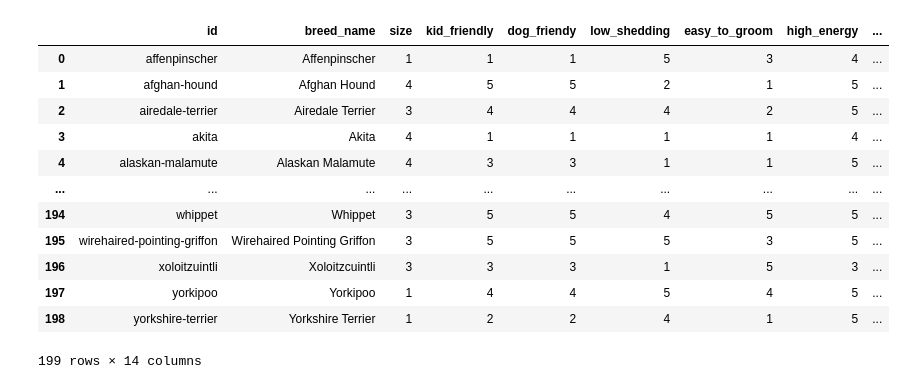
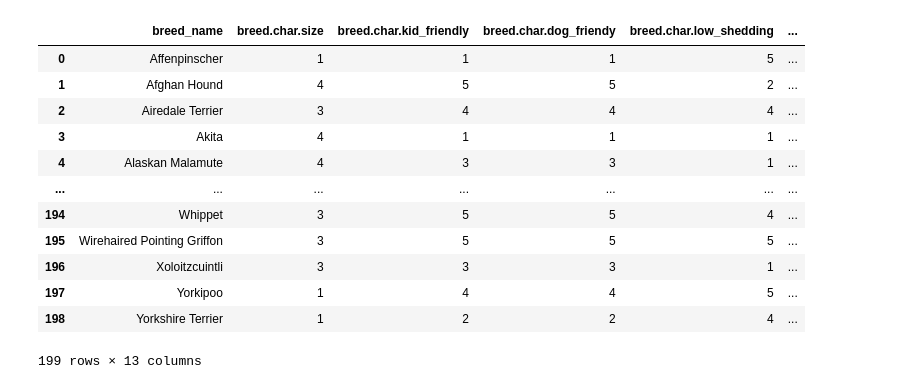
Before and after one commit to melissadiep94/dog_breeds_project, a Jupyter notebook: josh_work/Breed_Characteristics.ipynb, the cells around one changed output. Cells and saved outputs as stored; diff of their text form; code cells hidden in the pictures.

```diff
--- a/josh_work/Breed_Characteristics.ipynb
+++ b/josh_work/Breed_Characteristics.ipynb
@@ -10,33 +10,33 @@ with open(filepath) as jsonfile:
 # %%
 df = pd.DataFrame(video_json['breeds'])
 # %%
-df
 df.rename(columns={'name':'breed_name',
-                   'kidFriendly': 'kid_friendly',
-                   'dogFriendly': 'dog_friendy',
-                   'lowShedding': 'low_shedding',
-                   'easyToGroom': 'easy_to_groom',
-                   'highEnergy': 'high_energy',
-                   'goodHealth': 'good_health',
-                   'lowBarking': 'low_barking',
-                   'easyToTrain': 'easy_to_train',
-                   'toleratesHot': 'tolerates_hot',
-                   'toleratesCold': 'tolerates_cold'}, inplace=True)
-
+                   'size':'breed.char.size',
+                   'kidFriendly': 'breed.char.kid_friendly',
+                   'dogFriendly': 'breed.char.dog_friendy',
+                   'lowShedding': 'breed.char.low_shedding',
+                   'easyToGroom': 'breed.char.easy_to_groom',
+                   'highEnergy': 'breed.char.high_energy',
+                   'goodHealth': 'breed.char.good_health',
+                   'lowBarking': 'breed.char.low_barking',
+                   'intelligence': 'breed.char.intelligence',
+                   'easyToTrain': 'breed.char.easy_to_train',
+                   'toleratesHot': 'breed.char.tolerates_hot',
+                   'toleratesCold': 'breed.char.tolerates_cold'}, inplace=True)
+characteristics_df = df.drop(["id"],axis = 1)
 pd.set_option('precision', 0)
+characteristics_df
+# %% [output]
+|  | breed_name | breed.char.size | breed.char.kid_friendly | breed.char.dog_friendy | breed.char.low_shedding | ... |
+| 0 | Affenpinscher | 1 | 1 | 1 | 5 | ... |
+| 1 | Afghan Hound | 4 | 5 | 5 | 2 | ... |
+| 2 | Airedale Terrier | 3 | 4 | 4 | 4 | ... |
+| 3 | Akita | 4 | 1 | 1 | 1 | ... |
+| 4 | Alaskan Malamute | 4 | 3 | 3 | 1 | ... |
+| ... | ... | ... | ... | ... | ... | ... |
+| 194 | Whippet | 3 | 5 | 5 | 4 | ... |
+| 195 | Wirehaired Pointing Griffon | 3 | 5 | 5 | 5 | ... |
+| 196 | Xoloitzcuintli | 3 | 3 | 3 | 1 | ... |
+| 197 | Yorkipoo | 1 | 4 | 4 | 5 | ... |
+| 198 | Yorkshire Terrier | 1 | 2 | 2 | 4 | ... |
+199 rows × 13 columns
-# %%
-df
-# %% [output]
-|  | id | breed_name | size | kid_friendly | dog_friendy | low_shedding | easy_to_groom | high_energy | ... |
-| 0 | affenpinscher | Affenpinscher | 1 | 1 | 1 | 5 | 3 | 4 | ... |
-| 1 | afghan-hound | Afghan Hound | 4 | 5 | 5 | 2 | 1 | 5 | ... |
-| 2 | airedale-terrier | Airedale Terrier | 3 | 4 | 4 | 4 | 2 | 5 | ... |
-| 3 | akita | Akita | 4 | 1 | 1 | 1 | 1 | 4 | ... |
-| 4 | alaskan-malamute | Alaskan Malamute | 4 | 3 | 3 | 1 | 1 | 5 | ... |
-| ... | ... | ... | ... | ... | ... | ... | ... | ... | ... |
-| 194 | whippet | Whippet | 3 | 5 | 5 | 4 | 5 | 5 | ... |
-| 195 | wirehaired-pointing-griffon | Wirehaired Pointing Griffon | 3 | 5 | 5 | 5 | 3 | 5 | ... |
-| 196 | xoloitzuintli | Xoloitzcuintli | 3 | 3 | 3 | 1 | 5 | 3 | ... |
-| 197 | yorkipoo | Yorkipoo | 1 | 4 | 4 | 5 | 4 | 5 | ... |
-| 198 | yorkshire-terrier | Yorkshire Terrier | 1 | 2 | 2 | 4 | 1 | 5 | ... |
-199 rows × 14 columns
```
Also changed, not shown: parts of 7 cells of this notebook, 4 other files.
